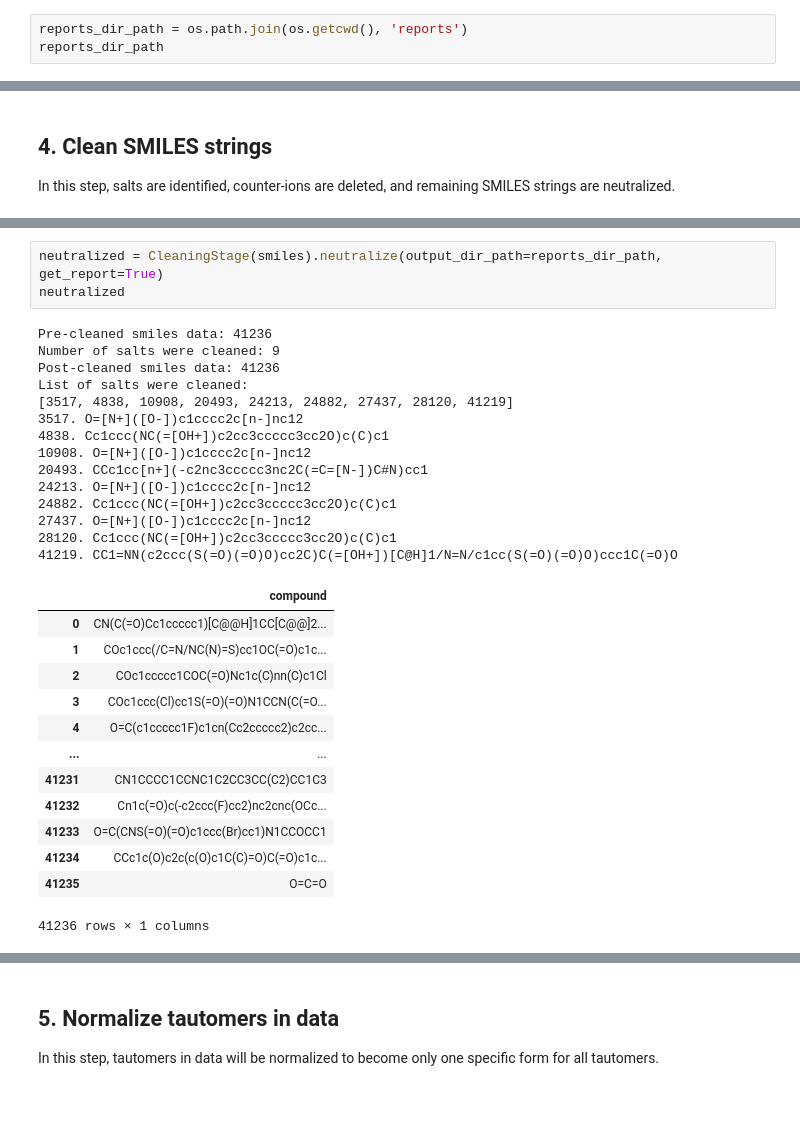
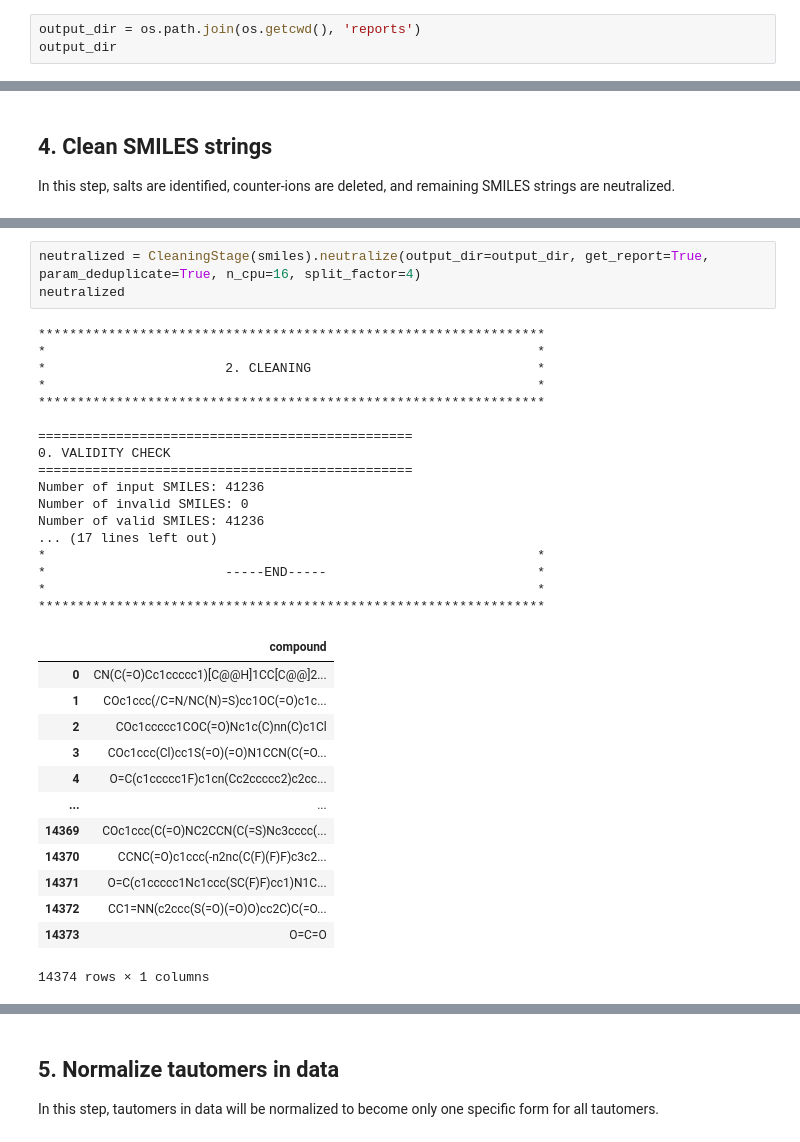
Before and after one commit to biochem-data-sci/mehc-curation, a Jupyter notebook: guideline_test.ipynb, the cells around one changed output, grey strips where cells are left out. Drawn from its saved outputs; the diff is of its cells as text; blank space fills up the shorter version.

```diff
--- a/guideline_test.ipynb
+++ b/guideline_test.ipynb
@@ -40,7 +61,7 @@ smiles
 | 41235 | O=C=O |
 41236 rows × 1 columns
 # %%
-reports_dir_path = os.path.join(os.getcwd(), 'reports')
-reports_dir_path
+output_dir = os.path.join(os.getcwd(), 'reports')
+output_dir
 # %% [output]
 '/Users/stevepham/Documents/Bioinfo/NZResearchGr/mehc-curation/reports'
@@ -257,32 +290,35 @@ Post-cleaned smiles data: 41236
 # %%
-neutralized = CleaningStage(smiles).neutralize(output_dir_path=reports_dir_path, get_report=True)
+neutralized = CleaningStage(smiles).neutralize(output_dir=output_dir, get_report=True, param_deduplicate=True, n_cpu=16, split_factor=4)
 neutralized
 # %% [output]
-Pre-cleaned smiles data: 41236
-Number of salts were cleaned: 9
-Post-cleaned smiles data: 41236
-List of salts were cleaned:
-[3517, 4838, 10908, 20493, 24213, 24882, 27437, 28120, 41219]
-3517. O=[N+]([O-])c1cccc2c[n-]nc12
-4838. Cc1ccc(NC(=[OH+])c2cc3ccccc3cc2O)c(C)c1
-10908. O=[N+]([O-])c1cccc2c[n-]nc12
-20493. CCc1cc[n+](-c2nc3ccccc3nc2C(=C=[N-])C#N)cc1
-24213. O=[N+]([O-])c1cccc2c[n-]nc12
-24882. Cc1ccc(NC(=[OH+])c2cc3ccccc3cc2O)c(C)c1
-27437. O=[N+]([O-])c1cccc2c[n-]nc12
-28120. Cc1ccc(NC(=[OH+])c2cc3ccccc3cc2O)c(C)c1
-41219. CC1=NN(c2ccc(S(=O)(=O)O)cc2C)C(=[OH+])[C@H]1/N=N/c1cc(S(=O)(=O)O)ccc1C(=O)O
+*****************************************************************
+*                                                               *
+*                       2. CLEANING                             *
+*                                                               *
+*****************************************************************
+
+================================================
+0. VALIDITY CHECK
+================================================
+Number of input SMILES: 41236
+Number of invalid SMILES: 0
+Number of valid SMILES: 41236
+... (17 lines left out)
+*                                                               *
+*                       -----END-----                           *
+*                                                               *
+*****************************************************************
 |  | compound |
 | 0 | CN(C(=O)Cc1ccccc1)[C@@H]1CC[C@@]2... |
 | 1 | COc1ccc(/C=N/NC(N)=S)cc1OC(=O)c1c... |
 | 2 | COc1ccccc1COC(=O)Nc1c(C)nn(C)c1Cl |
 | 3 | COc1ccc(Cl)cc1S(=O)(=O)N1CCN(C(=O... |
 | 4 | O=C(c1ccccc1F)c1cn(Cc2ccccc2)c2cc... |
 | ... | ... |
-| 41231 | CN1CCCC1CCNC1C2CC3CC(C2)CC1C3 |
-| 41232 | Cn1c(=O)c(-c2ccc(F)cc2)nc2cnc(OCc... |
-| 41233 | O=C(CNS(=O)(=O)c1ccc(Br)cc1)N1CCOCC1 |
-| 41234 | CCc1c(O)c2c(c(O)c1C(C)=O)C(=O)c1c... |
-| 41235 | O=C=O |
+| 14369 | COc1ccc(C(=O)NC2CCN(C(=S)Nc3cccc(... |
+| 14370 | CCNC(=O)c1ccc(-n2nc(C(F)(F)F)c3c2... |
+| 14371 | O=C(c1ccccc1Nc1ccc(SC(F)F)cc1)N1C... |
+| 14372 | CC1=NN(c2ccc(S(=O)(=O)O)cc2C)C(=O... |
+| 14373 | O=C=O |
-41236 rows × 1 columns
+14374 rows × 1 columns
 # %%
```
Also changed, not shown: parts of 23 cells of this notebook, 21 other files.
